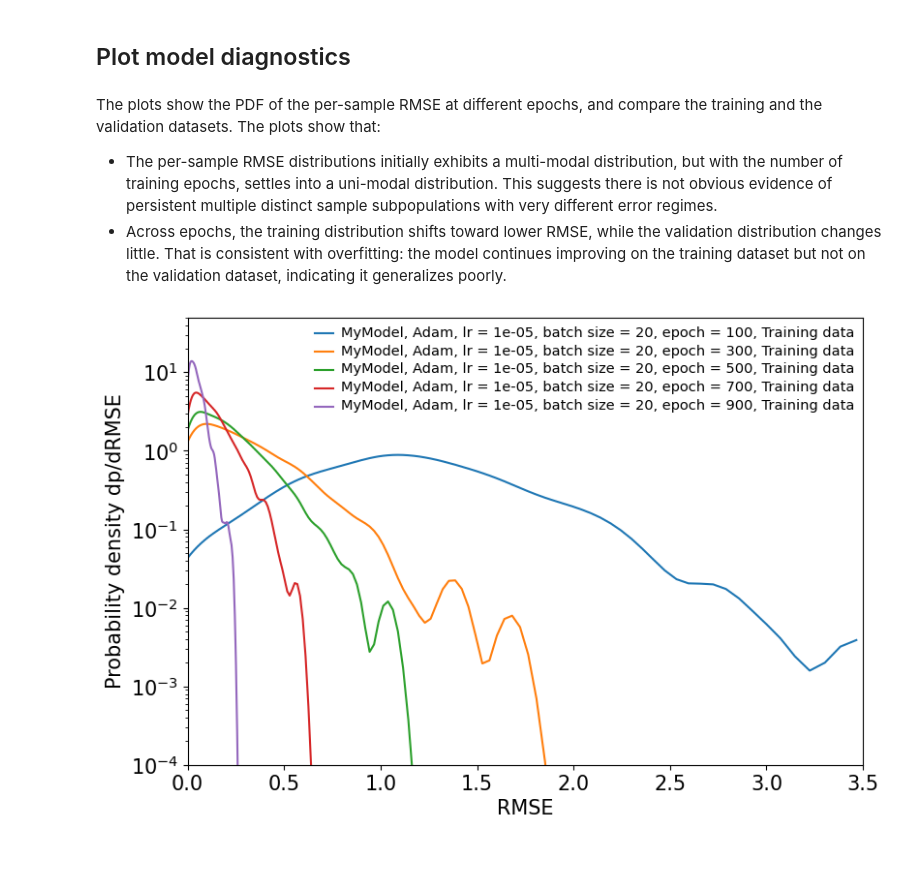
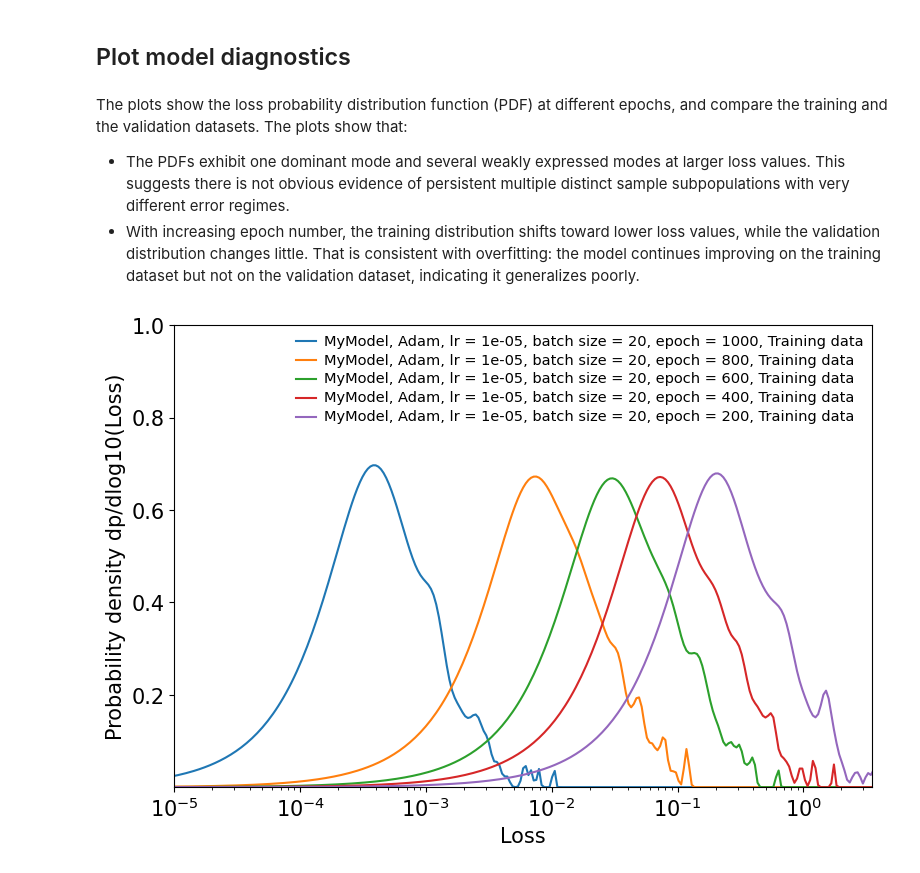
Before and after one commit to jankazil/torch-tk, a Jupyter notebook: notebooks/HowTo.ipynb, the cells around one changed output. Saved outputs shown, nothing was run; the diff lists cells and outputs as text; code cells hidden in the pictures.

Commit message:
Change the loss PDF plotting routing to plot the PDF of loss, rather than the PDF of the square root of the loss.
- Update README.md
- Update HowTo.ipynb

```diff
--- a/notebooks/HowTo.ipynb
+++ b/notebooks/HowTo.ipynb
@@ -312,11 +312,11 @@ trainer.plot_wallclock_time(figsize=(5, 4),font_factor=1.25,ylim=[0,5e-2])
 # %% [markdown]
 ## Plot model diagnostics
 # %% [markdown]
-The plots show the PDF of the per-sample RMSE at different epochs, and compare the training and the validation datasets. The plots show that:
-- The per-sample RMSE distributions initially exhibits a multi-modal distribution, but with the number of training epochs, settles into a uni-modal distribution. This suggests there is not obvious evidence of persistent multiple distinct sample subpopulations with very different error regimes.
-- Across epochs, the training distribution shifts toward lower RMSE, while the validation distribution changes little. That is consistent with overfitting: the model continues improving on the training dataset but not on the validation dataset, indicating it generalizes poorly.
+The plots show the loss probability distribution function (PDF) at different epochs, and compare the training and the validation datasets. The plots show that:
+- The PDFs exhibit one dominant mode and several weakly expressed modes at larger loss values. This suggests there is not obvious evidence of persistent multiple distinct sample subpopulations with very different error regimes.
+- With increasing epoch number, the training distribution shifts toward lower loss values, while the validation distribution changes little. That is consistent with overfitting: the model continues improving on the training dataset but not on the validation dataset, indicating it generalizes poorly.
 # %%
-plot_diagnostics(train_diagnostics,xlog=False,ylog=True,dpdlog10=False,loss_name='RMSE',xlim=[0,3.5],ylim=[1E-4,50],epoch_skip=2,pdf_bin_n=500,pdf_log_grid=True)
+plot_diagnostics(train_diagnostics,dpdlog10=True,xlim=[1e-5,3.5],ylim=[1E-4,1],epoch_skip=2,pdf_bin_n=500,pdf_log_grid=True)
 # %% [output]
-[figure, old version]
+[figure, new version]
 # %%
```
Also changed, not shown: parts of 5 cells of this notebook, 2 other files.
